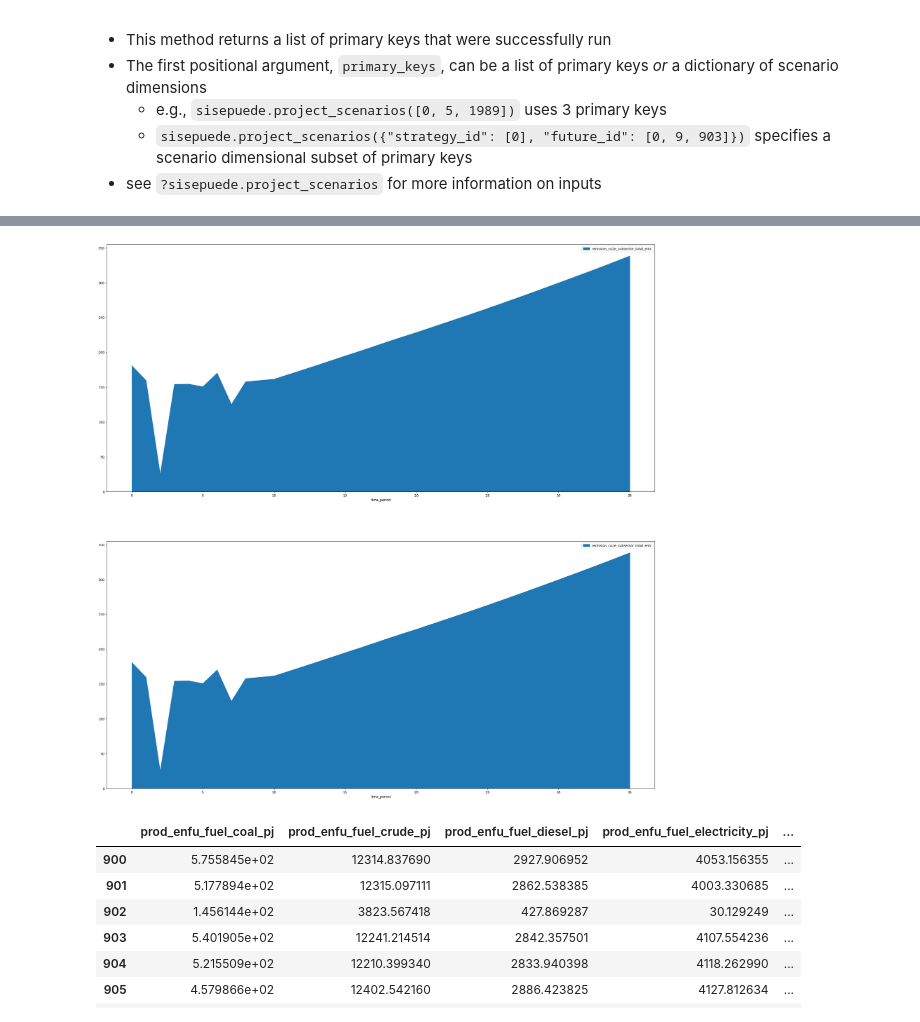
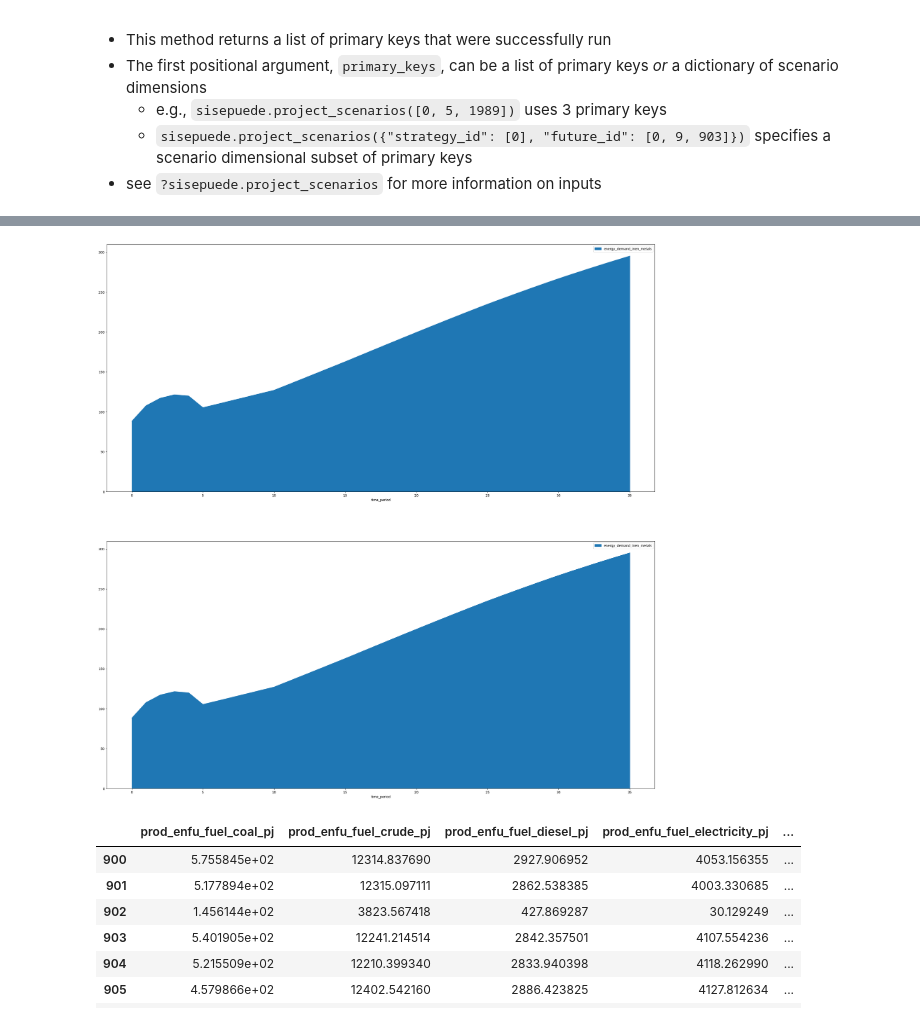
Before and after one commit to jarojasag/lac_decarbonization, a Jupyter notebook: python/sisepuede_run_testing.ipynb, the cells around one changed output, grey strips where cells are left out. Cells and saved outputs as stored; diff of their text form; code cells hidden in the pictures.

```diff
--- a/python/sisepuede_run_testing.ipynb
+++ b/python/sisepuede_run_testing.ipynb
@@ -141,7 +156,7 @@ dict_filt = {
 dict_filt = {
     "future_id": [0],
     "design_id": [0],
-    "strategy_id": strats_run# [0]#, 3067]#strats_run#, 3009]
+    "strategy_id": [0, 3067]# [0]#, 3067]#strats_run#, 3009]
 }
 
 if True:
@@ -283,6 +226,6 @@ Set parameter TimeLimit to value 900
 # %%
 df_out_all = sisepuede.read_output(None)
-region = "brazil"
+region = "montenegro"
 df_out = df_out_all[df_out_all["region"] == region]
 df_primary = sisepuede.odpt_primary.get_indexing_dataframe(dict_filt)
 df_in = sisepuede.experimental_manager.dict_future_trajectories.get(region).generate_future_from_lhs_vector(None, None, 0, True)
@@ -312,17 +243,0 @@ df_check[df_check["exportsadj_enfu_fuel_coal"] > 400]
-# %%
-df_check = df_out_all[
-    df_out_all["time_period"].isin([0])
-    & df_out_all["region"].isin(["brazil"])
-]
-
-fields_check = []
-fields_iter = [x for x in df_check.columns if x not in ["iso_code3", "region", "nation"]]
-for k in fields_iter:
-
-
-    vals = set(np.round(np.array(df_check[k]), decimals = 4))
-
-    if len(vals) > 1:
-        fields_check.append(k)
-
-fields_check
@@ -359,6 +246,6 @@ attr_strat.table[
 # %%
 # 3008, 3009, 3031
-strat_id, strat_id_intervention = 0, 3007
+strat_id, strat_id_intervention = 0, 3067
 
 # baseline
 dict_filt2 = {}
@@ -412,7 +299,7 @@ if False:
         )
     ]
 
-if True:
+if False:
     flds += [
         x for x in df_filt.columns
         if x.startswith("emission_co2e_subsector_total")
@@ -440,6 +327,19 @@ if False:
         )
     ]
 
+if True:
+    flds += [
+        x for x in df_filt.columns
+        if x.startswith("emission_co2e_co2")
+        and (
+            #("entc" in x)
+            #or ("fgtv" in x)
+            ("inen" in x)
+            and ("subsector" not in x)
+            and ("generation_for" not in x)
+        )
+    ]
+
 if False:
     #flds = [x for x in df_filt.columns if x.startswith("energy_demand_enfu") and ("total" in x) and ("subsector" not in x)]# and (("natural_gas" in x) or ("crude" in x) or ("electricity" in x) or ("hydrogen" in x))]
     cat = "rail_passenger"
@@ -448,6 +348,7 @@ if False:
     flds = [sisepuede.key_time_period] + [x for x in df_filt.columns if x.startswith(pre) and (cat in x) and (x != fld_ignore)]
     #flds = [x for x in df_filt.columns if x.startswith("passenger_distance")]
 
+flds = ["time_period", "energy_demand_inen_metals"]
 if True:
 
     modvar_plot = sisepuede.models.model_electricity.modvar_entc_nemomod_emissions_co2_mne
@@ -457,8 +358,8 @@ if True:
     #modvar_plot = sisepuede.models.model_energy.modvar_trns_passenger_distance_traveled
     #modvar_plot = sisepuede.models.model_energy.modvar_trde_demand_pkm
     #modvar_plot = sisepuede.models.model_energy.modvar_trns_mass_distance_traveled
-    modvar_plot = sisepuede.models.model_energy.modvar_fgtv_emissions_ch4
-    modvar_plot = sisepuede.models.model_energy.modvar_enfu_exports_fuel_adjusted
+    #modvar_plot = sisepuede.models.model_energy.modvar_fgtv_emissions_ch4
+    #modvar_plot = sisepuede.models.model_energy.modvar_enfu_exports_fuel_adjusted
     #modvar_plot = sisepuede.models.model_energy.modvar_enfu_energy_demand_by_fuel_total
     #modvar_plot = sisepuede.models.model_energy.modvar_enfu_energy_demand_by_fuel_inen
     #modvar_plot = sisepuede.models.model_ippu.modvar_ippu_qty_total_production
@@ -483,31 +384,31 @@ if True:
     colors = [palette_func(x/n) for x in range(n)]
 
     df.plot.area(x = sisepuede.key_time_period, ax = ax[0], color = colors)
 
 
     df = sisepuede.model_attributes.get_standard_variables(
         df_filt_intervention,
         modvar_plot
     )
     df = pd.concat([df_filt_intervention[[sisepuede.key_time_period]].reset_index(drop = True), df], axis = 1)
     df = df[[x for x in df.columns if ("nuclear" not in x) and ("crude" not in x)]]
     if False:
         # UNCOMMENT TO USE DIFF
         vec = np.array(df[sisepuede.key_time_period])
         flds = [x for x in df.columns if (x != sisepuede.key_time_period)]
         df = pd.DataFrame(np.array(df_filt_intervention[flds]) - np.array(df_filt[flds]), columns = flds)
         df[sisepuede.key_time_period] = vec
 
     df = df_filt_intervention[flds]
     for k in df.columns:
         vec = np.array(df[k])
         bnds = (0, np.inf) if (vec[-1] >= 0) else (-np.inf, 0)
         df[k] = sf.vec_bounds(vec, bnds)
 
     m, n = df.shape
     colors = [palette_func(x/n) for x in range(n)]
 
     df.plot.area(x = sisepuede.key_time_period, ax = ax[1], color = colors)
     #df.plot(ax = ax[1], color = colors)
 # %% [output]
-[figure, old version]
+[figure, new version]
```
Also changed, not shown: parts of 12 cells of this notebook, 42 other files.
